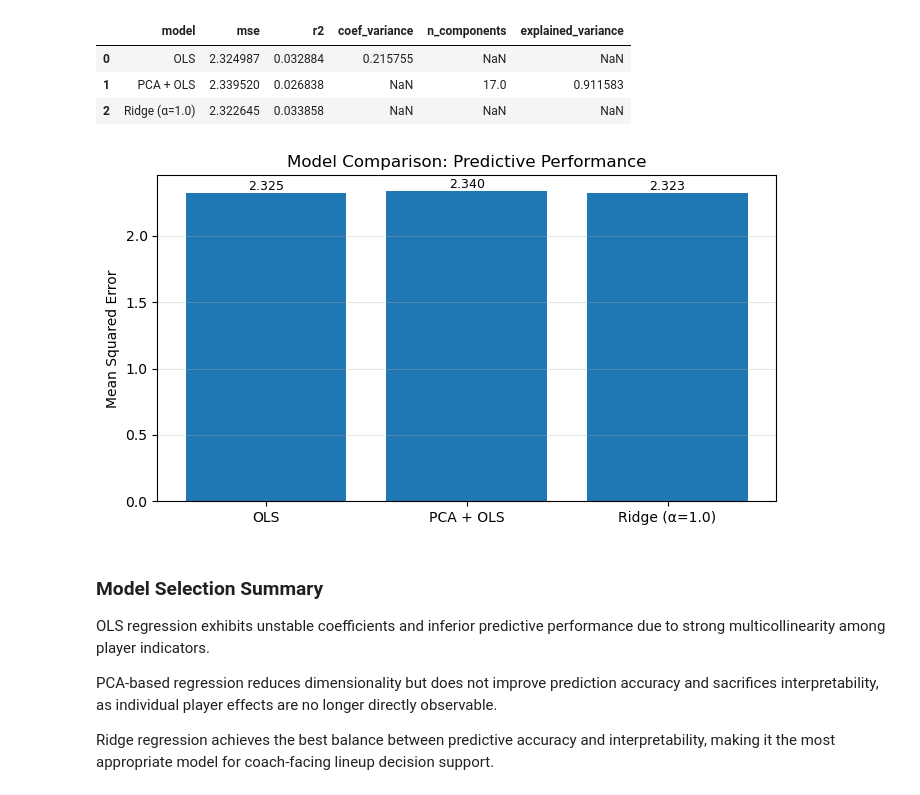
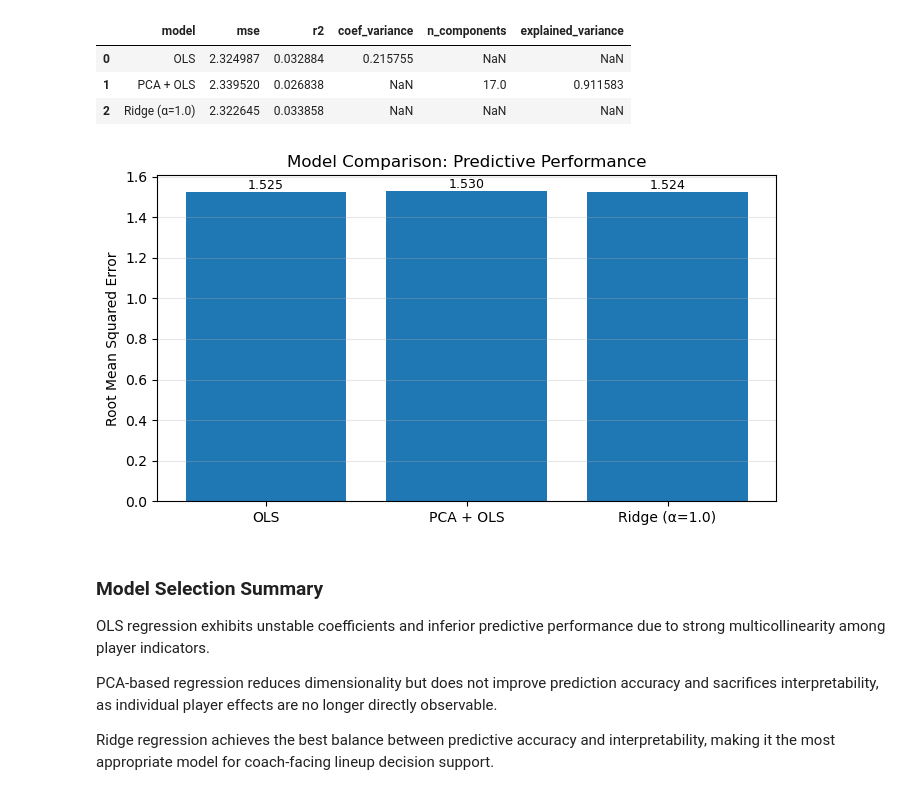
Before and after one commit to tanjeemh/paraolympic-lineup, a Jupyter notebook: prediction.ipynb, the cells around one changed output. Cells and saved outputs as stored; diff of their text form; code cells hidden in the pictures.

Commit message:
Update plots and Final ReadME

```diff
--- a/prediction.ipynb
+++ b/prediction.ipynb
@@ -306,6 +306,14 @@ ols_results
  'mse': 2.324986825462023,
  'r2': 0.03288383594726707,
  'coef_variance': np.float64(0.21575502084077036)}
+# %%
+from sklearn.linear_model import LinearRegression
+
+# Fit OLS explicitly for comparison
+ols_model = LinearRegression()
+ols_model.fit(X_apm, y_apm, sample_weight=w_apm)
+
+ols_norm = np.linalg.norm(ols_model.coef_)
 # %%
 alphas = np.logspace(-2, 3, 20)
 ols_norm = np.linalg.norm(ols_model.coef_)
@@ -380,29 +388,33 @@ comparison_df
 | 0 | OLS | 2.324987 | 0.032884 | 0.215755 | NaN | NaN |
 | 1 | PCA + OLS | 2.339520 | 0.026838 | NaN | 17.0 | 0.911583 |
 | 2 | Ridge (α=1.0) | 2.322645 | 0.033858 | NaN | NaN | NaN |
+# %%
+# Extract data for plotting
+models = comparison_df["model"]
+rmse = np.sqrt(comparison_df["mse"])
 # %%
 plt.figure(figsize=(7, 4))
-bars = plt.bar(models, mse)
+bars = plt.bar(models, rmse)
 
-plt.ylabel("Mean Squared Error")
+plt.ylabel("Root Mean Squared Error")
 plt.title("Model Comparison: Predictive Performance")
 plt.grid(axis="y", alpha=0.3)
 
 for bar in bars:
     height = bar.get_height()
     plt.text(
         bar.get_x() + bar.get_width() / 2,
         height,
         f"{height:.3f}",
         ha="center",
         va="bottom",
         fontsize=9,
     )
 
 plt.tight_layout()
 plt.show()
 # %% [output]
-[figure, old version]
+[figure, new version]
 # %% [markdown]
 ### Model Selection Summary
 
```
Also changed, not shown: 1 other file.
